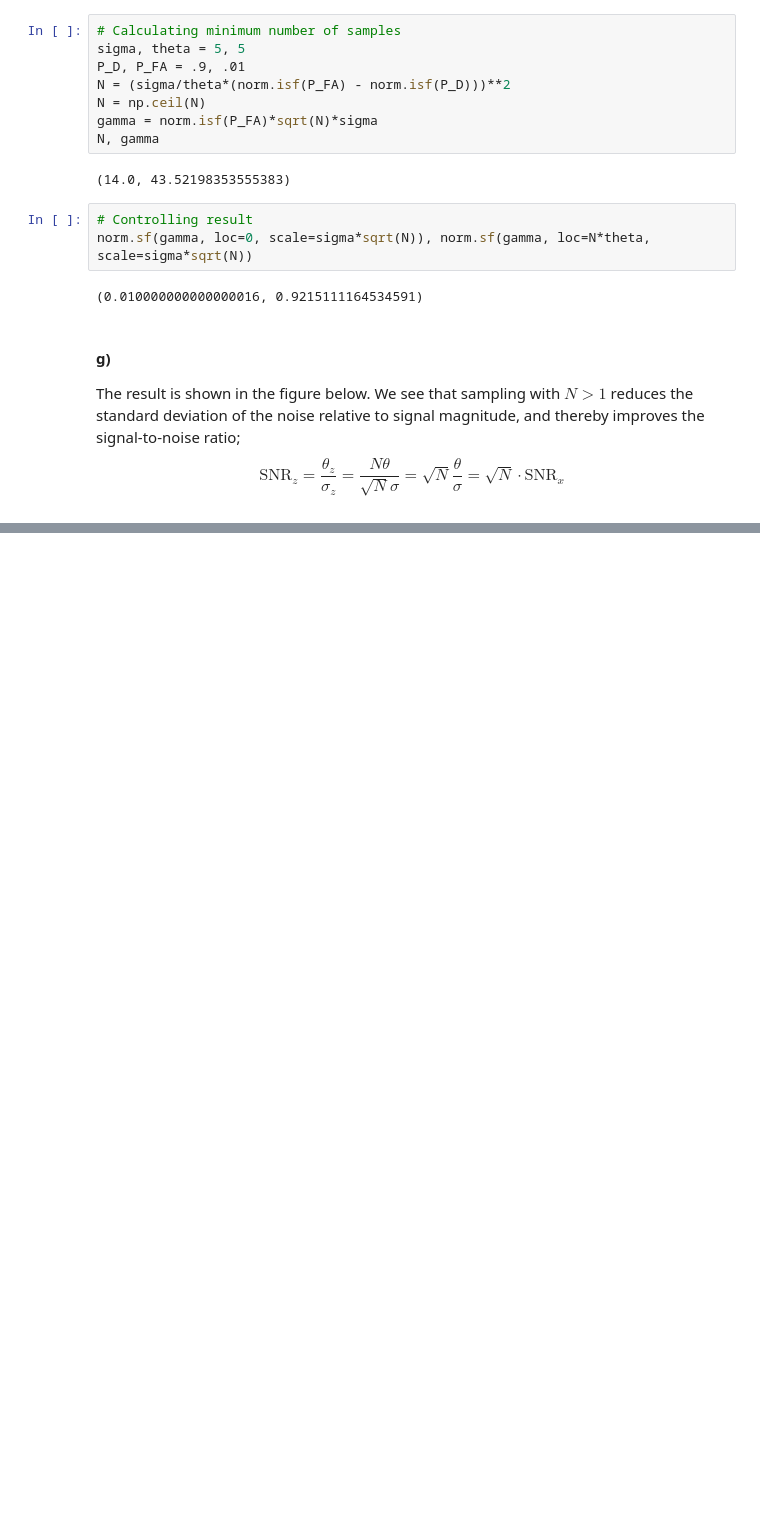
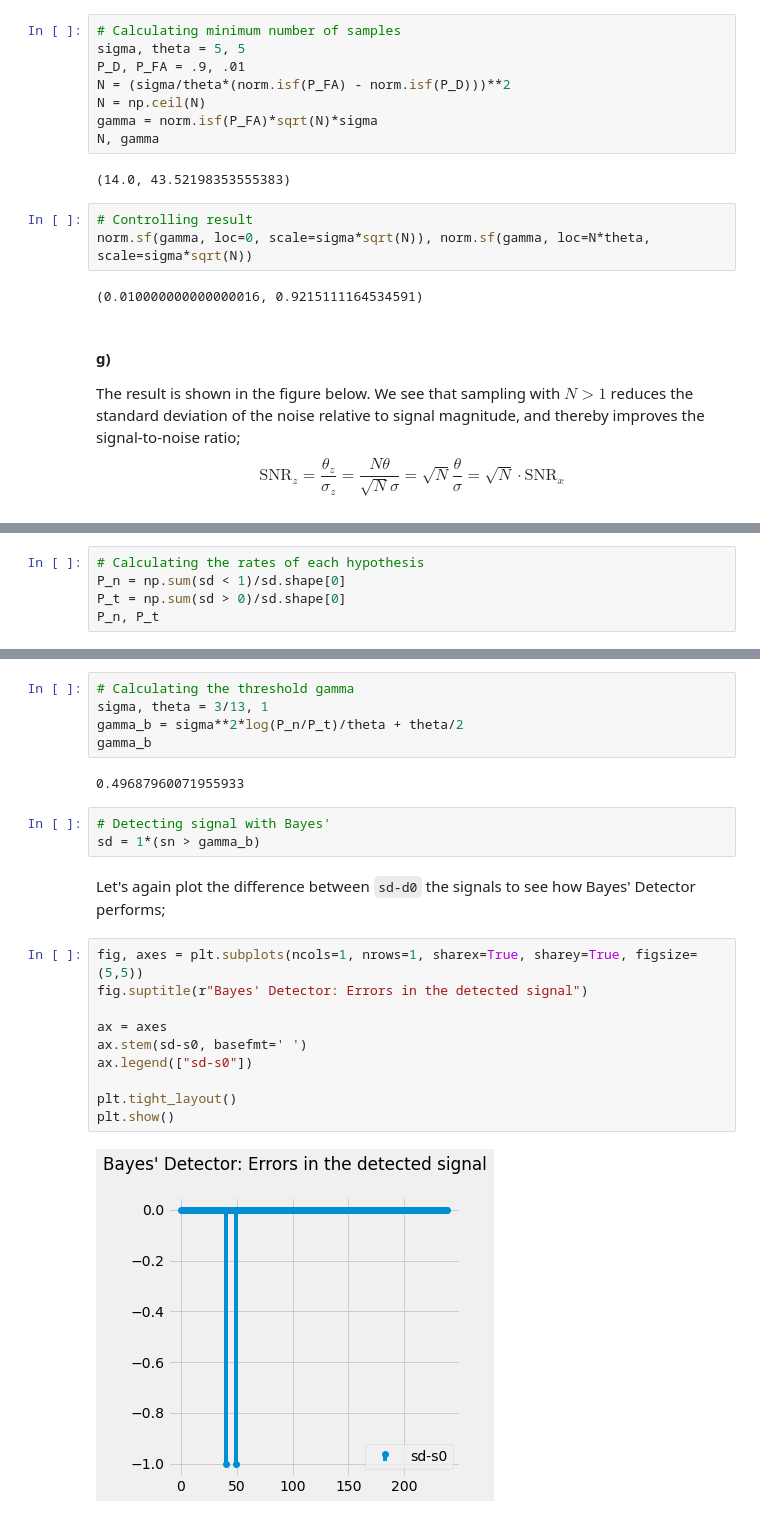
Before and after one commit to fonstelien/INF4480, a Jupyter notebook: project4/project4.ipynb, the cells around one changed output, grey strips where cells are left out. Cells and saved outputs as stored; diff of their text form; blank space fills up the shorter version.

````diff
--- a/project4/project4.ipynb
+++ b/project4/project4.ipynb
@@ -259,0 +403,5 @@ plt.show()
+# %%
+# Calculating the rates of each hypothesis
+P_n = np.sum(sd < 1)/sd.shape[0]
+P_t = np.sum(sd > 0)/sd.shape[0]
+P_n, P_t
@@ -259,0 +422,24 @@ plt.show()
+# %%
+# Calculating the threshold gamma
+sigma, theta = 3/13, 1
+gamma_b = sigma**2*log(P_n/P_t)/theta + theta/2
+gamma_b
+# %% [output]
+0.49687960071955933
+# %%
+# Detecting signal with Bayes'
+sd = 1*(sn > gamma_b)
+# %% [markdown]
+Let's again plot the difference between ```sd-d0``` the signals to see how Bayes' Detector performs;
+# %%
+fig, axes = plt.subplots(ncols=1, nrows=1, sharex=True, sharey=True, figsize=(5,5))
+fig.suptitle(r"Bayes' Detector: Errors in the detected signal")
+
+ax = axes
+ax.stem(sd-s0, basefmt=' ')
+ax.legend(["sd-s0"])
+
+plt.tight_layout()
+plt.show()
+# %% [output]
+[figure, added]
````
Also changed, not shown: parts of 31 cells of this notebook.
